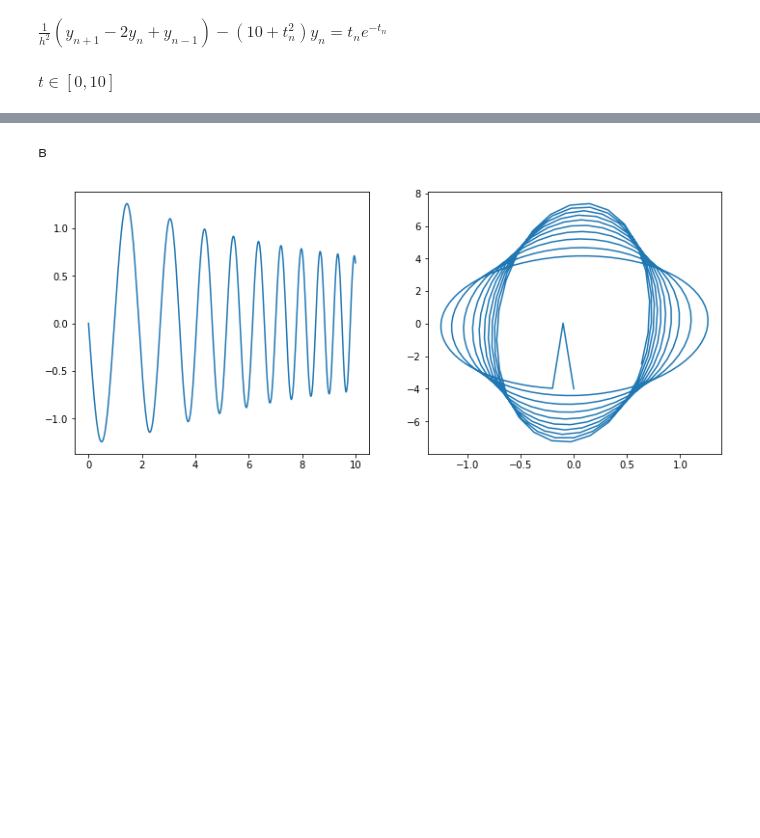
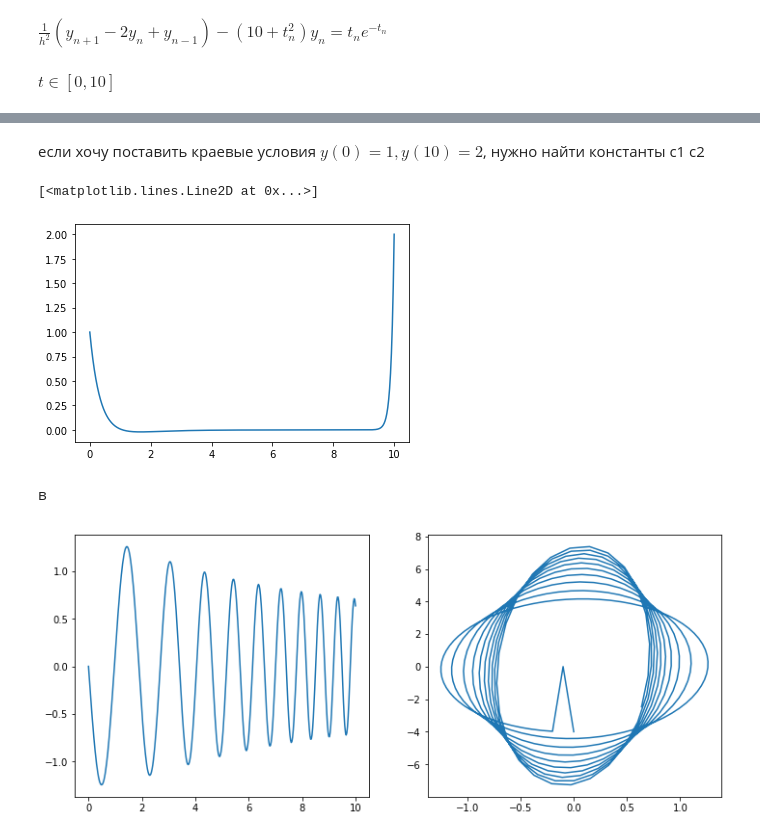
Before and after one commit to mipt-alexa/comp_math, a Jupyter notebook: 11_theme.ipynb, the cells around one changed output, grey strips where cells are left out. Saved outputs shown, nothing was run; the diff lists cells and outputs as text; code cells hidden in the pictures; blank space fills up the shorter version.

```diff
--- a/11_theme.ipynb
+++ b/11_theme.ipynb
@@ -41,3 +110,17 @@ $\frac{1}{h^2} (y_{n+1} - 2y_n + y_{n-1}) + (10 + t_n^2)y_n = t_n e^{-t_n}$
+# %% [markdown]
+если хочу поставить краевые условия $y(0) =1, y(10)=2$, нужно найти константы c1 с2
+# %%
+A = np.array([[y1[0], y2[0]],
+              [y1[n-1], y2[n-1]]])
+b = np.array([1,2])
+
+c = np.linalg.solve(A,b)
+c
+
+plt.plot(x, y0+c[0]*y1+c[1]*y2)
+# %% [output]
+[<matplotlib.lines.Line2D at 0x...>]
+[figure, added]
 # %% [markdown]
 в
 # %%
```
Also changed, not shown: parts of 13 cells of this notebook.
